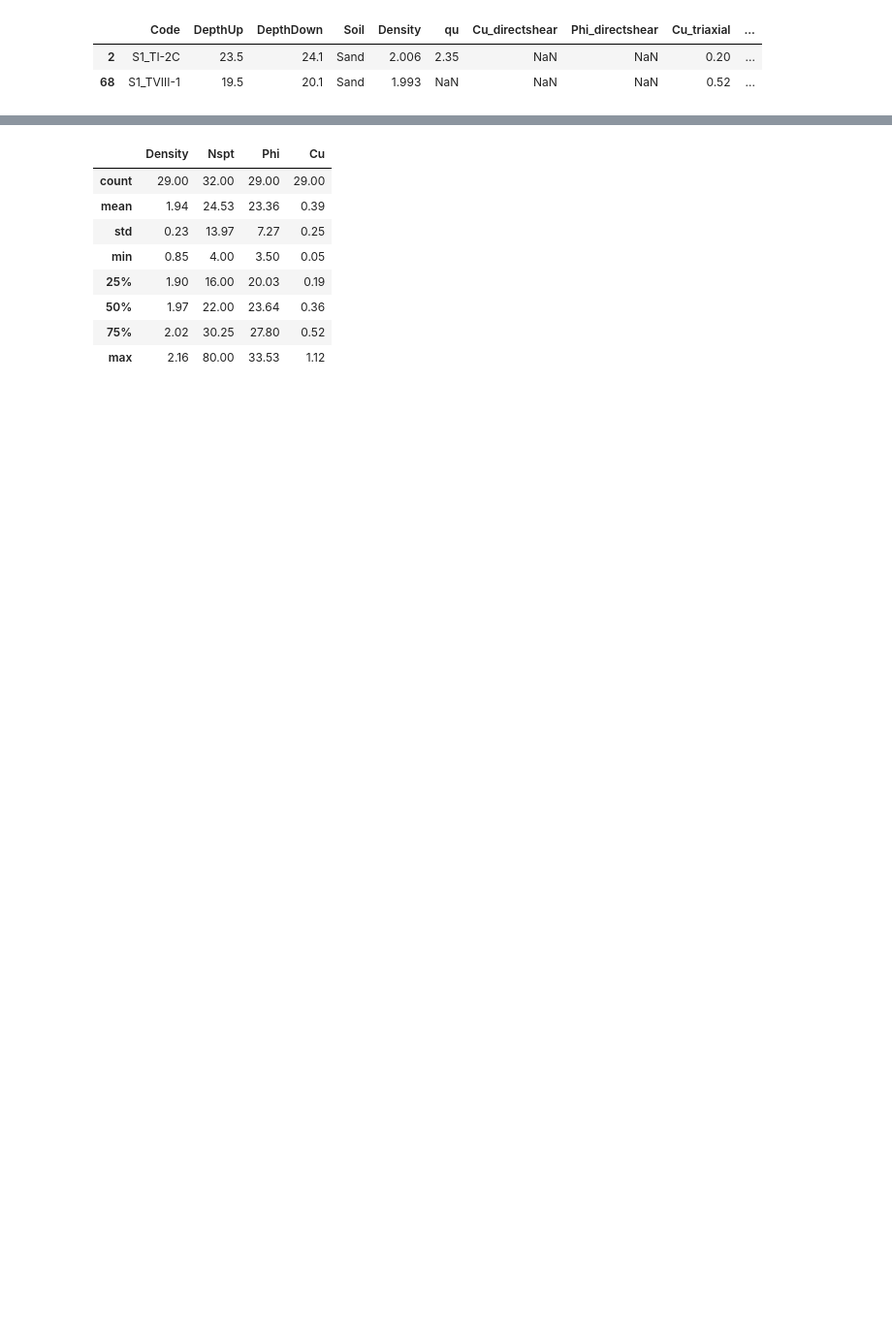
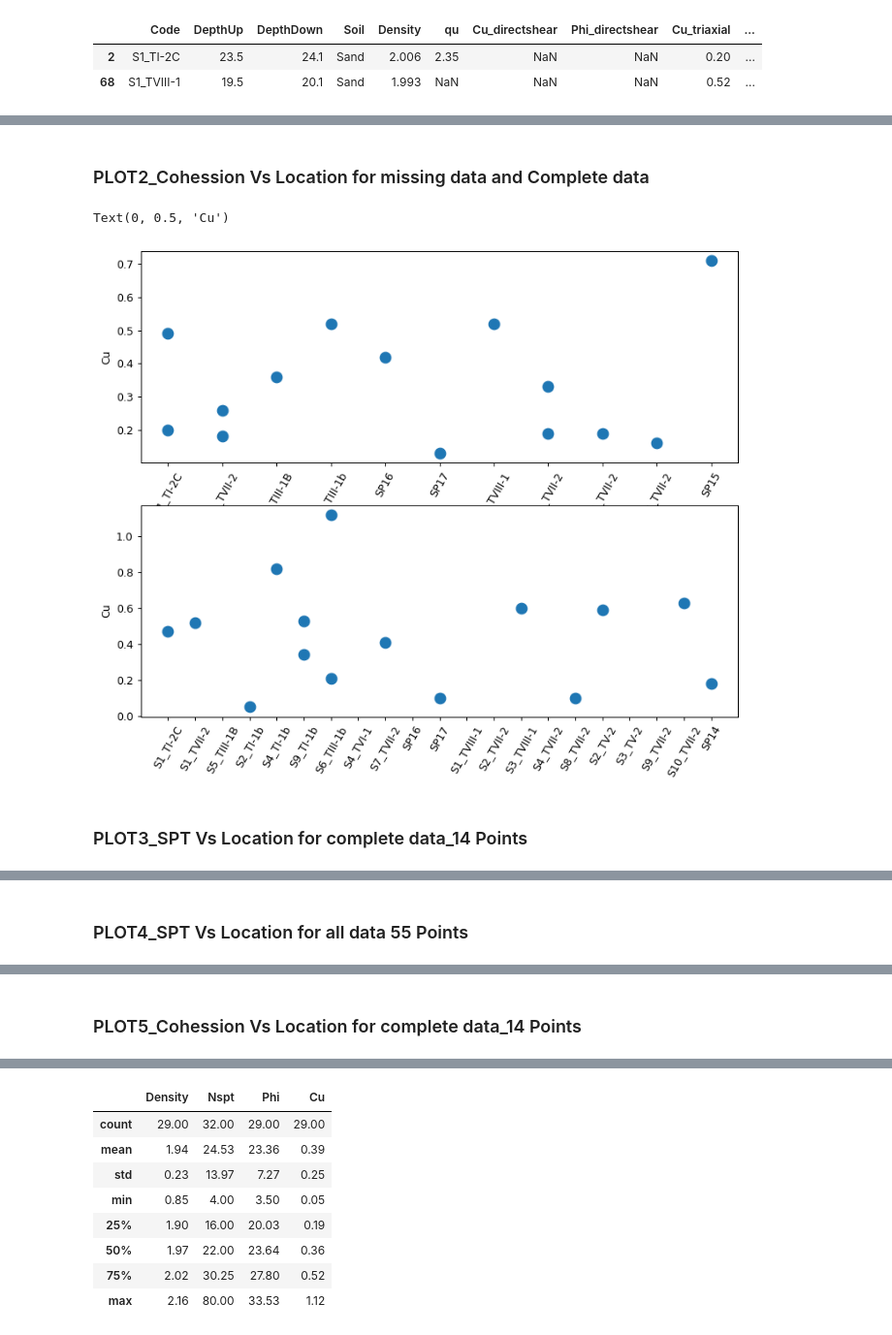
Before and after one commit to mazibazi/dataScienceGeo, a Jupyter notebook: dataPreprocesingSPT.ipynb, the cells around one changed output, grey strips where cells are left out. Shown at 97% size. Drawn from its saved outputs; the diff is of its cells as text; code cells hidden in the pictures; blank space fills up the shorter version.

```diff
--- a/dataPreprocesingSPT.ipynb
+++ b/dataPreprocesingSPT.ipynb
@@ -127,3 +230,20 @@ plt.xticks(rotation=60)
+# %% [markdown]
+### PLOT2_Cohession Vs Location for missing data and Complete data
+# %%
+fig, ax = plt.subplots(2, figsize=(10, 8),dpi= 90)
+#ax[0].figure(figsize=(8,7), dpi = 100)
+ax[0].scatter(dfComplete["Code"],dfComplete["Cu"], s = 100)
+ax[0].tick_params(axis='x', rotation=60)
+ax[0].set_ylabel("Cu")
+
+ax[1].scatter(dfMiss["Code"],dfMiss["Cu"], s = 100)
+ax[1].tick_params(axis='x', rotation=60)
+ax[1].set_ylabel("Cu")
+# %% [output]
+Text(0, 0.5, 'Cu')
+[figure, added]
+# %% [markdown]
+### PLOT3_SPT Vs Location for complete data_14 Points
 # %%
 fig = go.Figure(data=go.Scatter(x=dfComplete['Code'],
                                 y=dfComplete['Nspt'],
@@ -144,6 +264,8 @@ fig.update_layout(title='Location Vs Nspt in Seville for Selected data',xaxis_ti
 fig.show()
 # %% [output]
 [interactive output not drawn]
+# %% [markdown]
+### PLOT4_SPT Vs Location for all data 55 Points
 # %%
 fig = go.Figure(data=go.Scatter(x=df1['Code'],
                                 y=df1['Nspt'],
@@ -164,6 +286,8 @@ fig.update_layout(title='Location Vs Nspt in Seville for All data(55)',xaxis_tit
 fig.show()
 # %% [output]
 [interactive output not drawn]
+# %% [markdown]
+### PLOT5_Cohession Vs Location for complete data_14 Points
 # %%
 fig = go.Figure(data=go.Scatter(x=dfComplete['Code'],
                                 y=dfComplete['Cu'],
```
Also changed, not shown: parts of 132 cells of this notebook.
